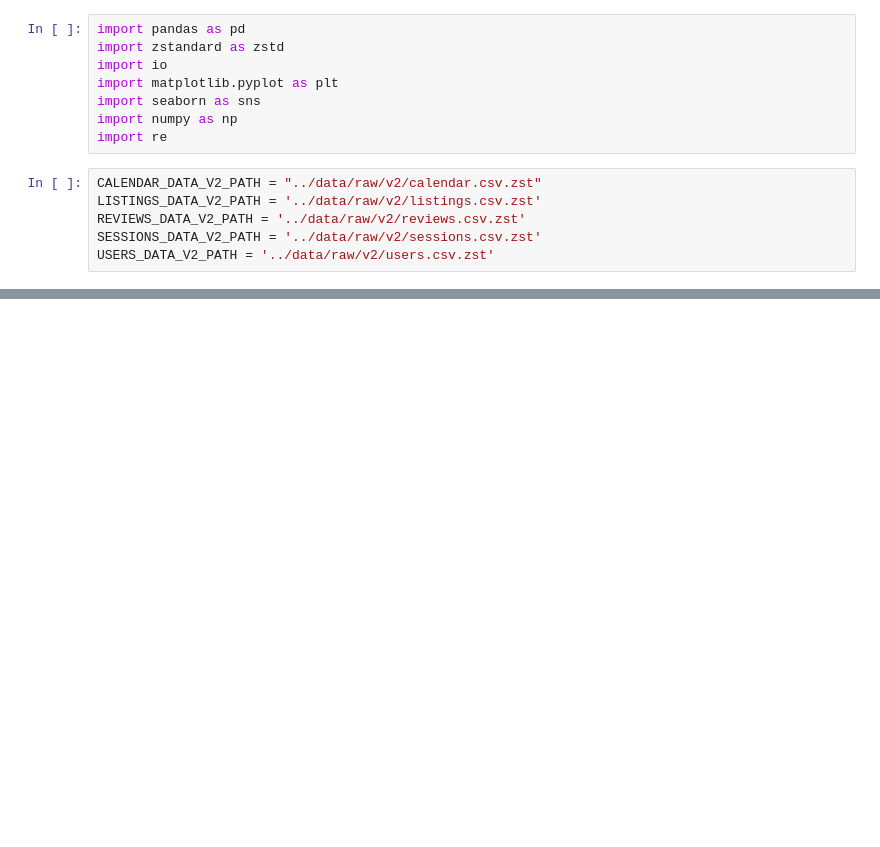
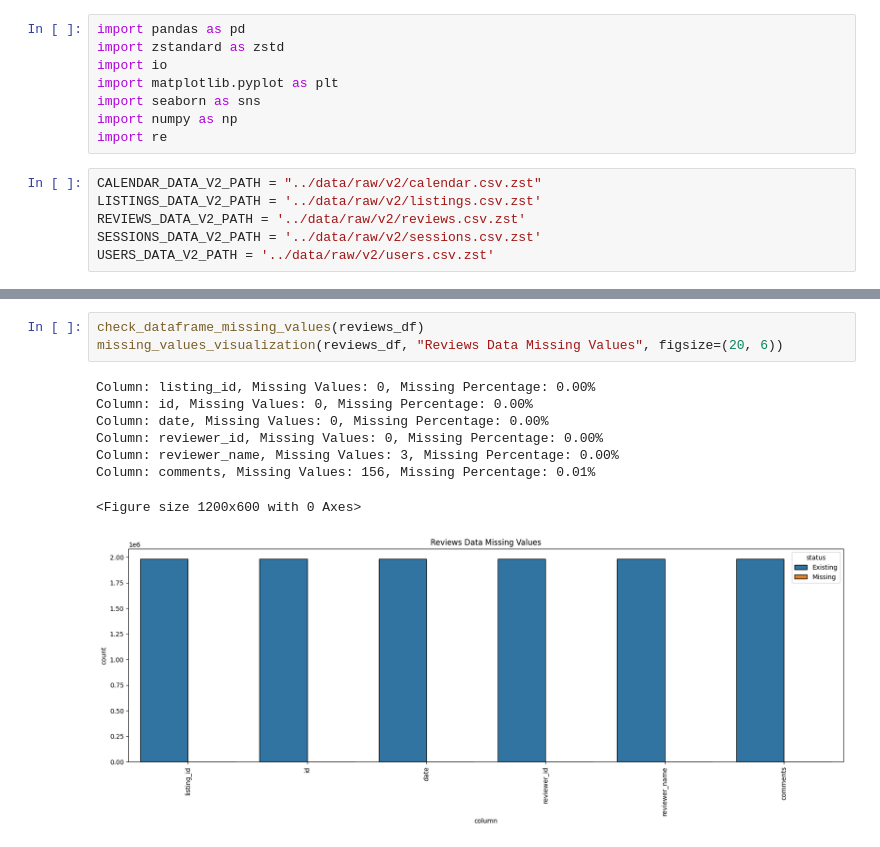
Before and after one commit to psiku/IUM-long-stay-insights, a Jupyter notebook: notebooks/data_v2_eda.ipynb, the cells around one changed output, grey strips where cells are left out. Cells and saved outputs as stored; diff of their text form; blank space fills up the shorter version.

```diff
--- a/notebooks/data_v2_eda.ipynb
+++ b/notebooks/data_v2_eda.ipynb
@@ -55,0 +106,12 @@ def read_large_csv_zst(file_path, chunksize=100000, **kwargs):
+# %%
+check_dataframe_missing_values(reviews_df)
+missing_values_visualization(reviews_df, "Reviews Data Missing Values", figsize=(20, 6))
+# %% [output]
+Column: listing_id, Missing Values: 0, Missing Percentage: 0.00%
+Column: id, Missing Values: 0, Missing Percentage: 0.00%
+Column: date, Missing Values: 0, Missing Percentage: 0.00%
+Column: reviewer_id, Missing Values: 0, Missing Percentage: 0.00%
+Column: reviewer_name, Missing Values: 3, Missing Percentage: 0.00%
+Column: comments, Missing Values: 156, Missing Percentage: 0.01%
+<Figure size 1200x600 with 0 Axes>
+[figure, added]
```
Also changed, not shown: parts of 32 cells of this notebook.
